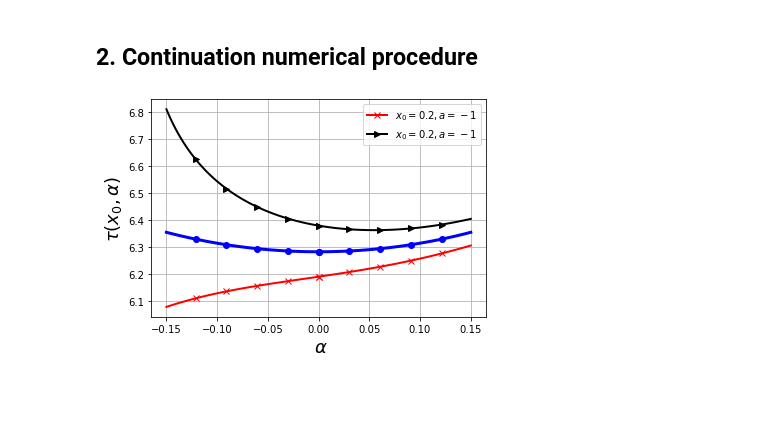
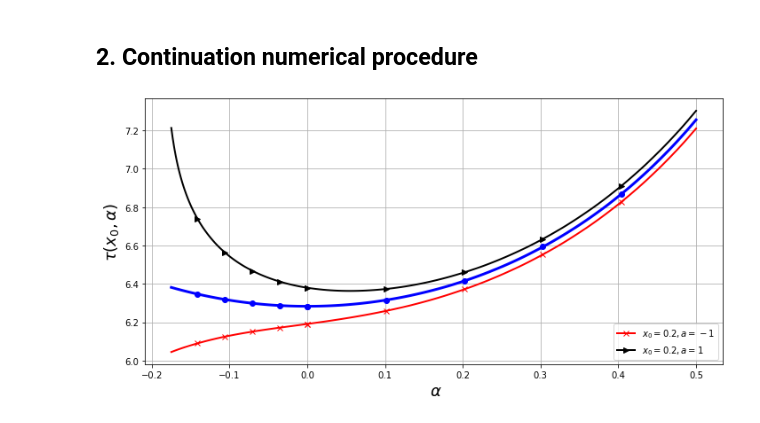
Before and after one commit to arangogithub/Oscillation-time, a Jupyter notebook: oscillation_time notebook2.ipynb, the cells around one changed output. Drawn from its saved outputs; the diff is of its cells as text; code cells hidden in the pictures; blank space fills up the shorter version.

```diff
--- a/oscillation_time notebook2.ipynb
+++ b/oscillation_time notebook2.ipynb
@@ -68,9 +68,9 @@ plt.show()
 ## 2. Continuation numerical procedure
 # %%
 npts= 100
-alpha_max = 0.15
+alpha_max = 0.5
 alpha_plus = np.linspace(0.0, alpha_max, npts)
-alpha_minus = -alpha_plus
+alpha_minus = -np.linspace(0.0, 0.35*alpha_max, npts)
 linear_plus = tau_l(alpha_plus)
 linear_minus = tau_l(alpha_minus)
 # %%
@@ -89,7 +89,7 @@ for ii in range(npts):
 # %%
 ot1_plus, ot1_minus = np.zeros(npts), np.zeros(npts)
 # %%
-x0, b   = 0.2, 0.0
+x0, b   = 0.2, 0
 # %%
 tm = 2*np.pi
 for ii in range(npts):
@@ -100,21 +100,25 @@ for ii in range(npts):
     tp= tau(x0, tp, alpha_plus[ii],b, 1)
     ot1_plus[ii] = tp
 # %%
-plt.plot(alpha_plus,linear_plus, color='blue', linewidth = 3, marker = "o",markevery=20, )
-plt.plot(alpha_minus,linear_minus, color='blue', linewidth = 3, marker = "o",markevery=20, )
-plt.plot(alpha_minus,ot0_minus, color='red', linewidth = 2, marker = "x",markevery=20)
-plt.plot(alpha_plus,ot0_plus, color='red', linewidth = 2, marker = "x",markevery=20, \
+fig = plt.figure(figsize=(10, 5))
+ax = fig.add_subplot(1, 1, 1)
+ax.plot(alpha_plus,linear_plus, color='blue', linewidth = 3, marker = "o",markevery=20, )
+ax.plot(alpha_minus,linear_minus, color='blue', linewidth = 3, marker = "o",markevery=20, )
+ax.plot(alpha_minus,ot0_minus, color='red', linewidth = 2, marker = "x",markevery=20)
+ax.plot(alpha_plus,ot0_plus, color='red', linewidth = 2, marker = "x",markevery=20, \
          label= f'$x_0 = {x0}, a = {c}$' )
-plt.plot(alpha_minus,ot1_minus, color='black', linewidth = 2, marker = ">",markevery=20)
-plt.plot(alpha_plus,ot1_plus, color='black', linewidth = 2, marker = ">",markevery=20, \
-         label= f'$x_0 = {x0}, a = {c}$' )
+ax.plot(alpha_minus,ot1_minus, color='black', linewidth = 2, marker = ">",markevery=20)
+ax.plot(alpha_plus,ot1_plus, color='black', linewidth = 2, marker = ">",markevery=20, \
+         label= f'$x_0 = {x0}, a = {-c}$' )
 #plt.xticks([0,  0.05, 0.10, 0.15, 0.2, 0.3], [r'$0$', r'$0.05$', r'$0.1$',r'$0.15$', r'$0.2$' , r'$0.3$'],fontsize=12)
 #plt.yticks([17*np.pi/10, 18*np.pi/10, 19*np.pi/10,2*np.pi,   21*np.pi/10, 22*np.pi/10, 23*np.pi/10], [r'$17\pi/10$',r'$18\pi/10$',r'$19\pi/10$',r'$2\pi$', r'$21\pi/10$',r'$22\pi/10$', r'$23\pi/10$'],fontsize=16)
 plt.xlabel(r' $\alpha$', fontsize=18)
-plt.ylabel(r'$ \tau(x_0,\alpha)$',fontsize=18)
+string = fr'$\tau(x_0, \alpha  )$'
+plt.ylabel(string, fontsize=18)
 plt.grid(True)
 plt.legend(loc='best')
-plt.savefig('oscillation_time_comp.png')
+plt.savefig('oscillation_time_comp.png', bbox_inches="tight")
+plt.tight_layout()
 plt.show()
 # %% [output]
-[figure, old version]
+[figure, new version]
```
